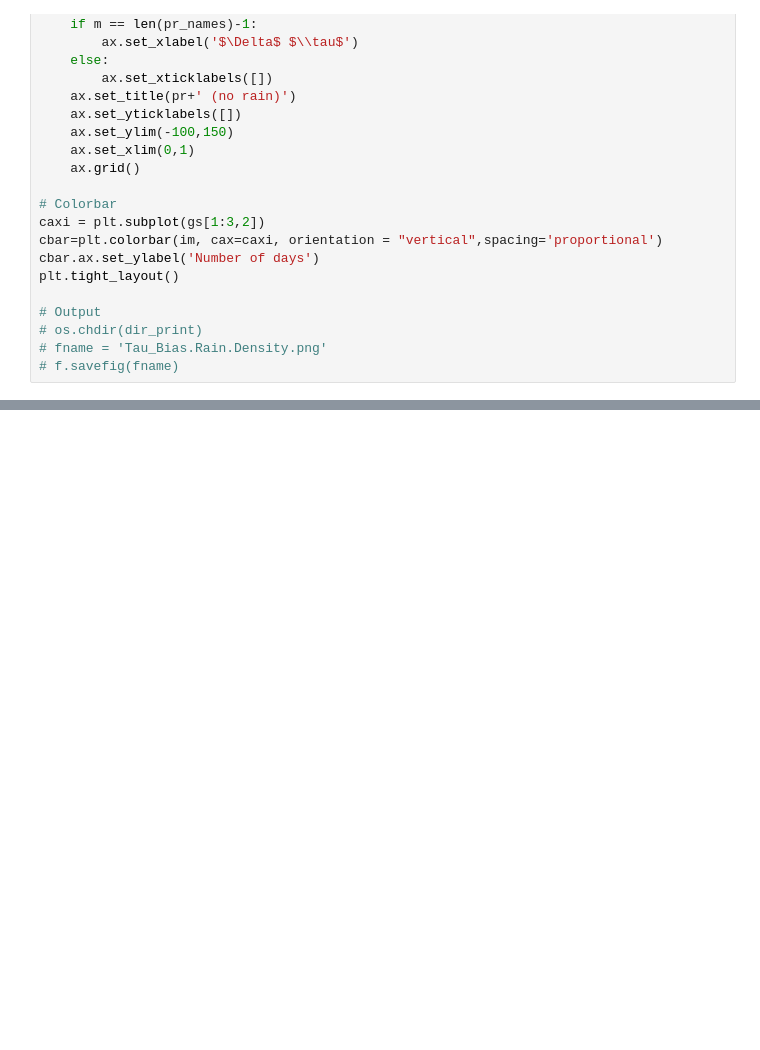
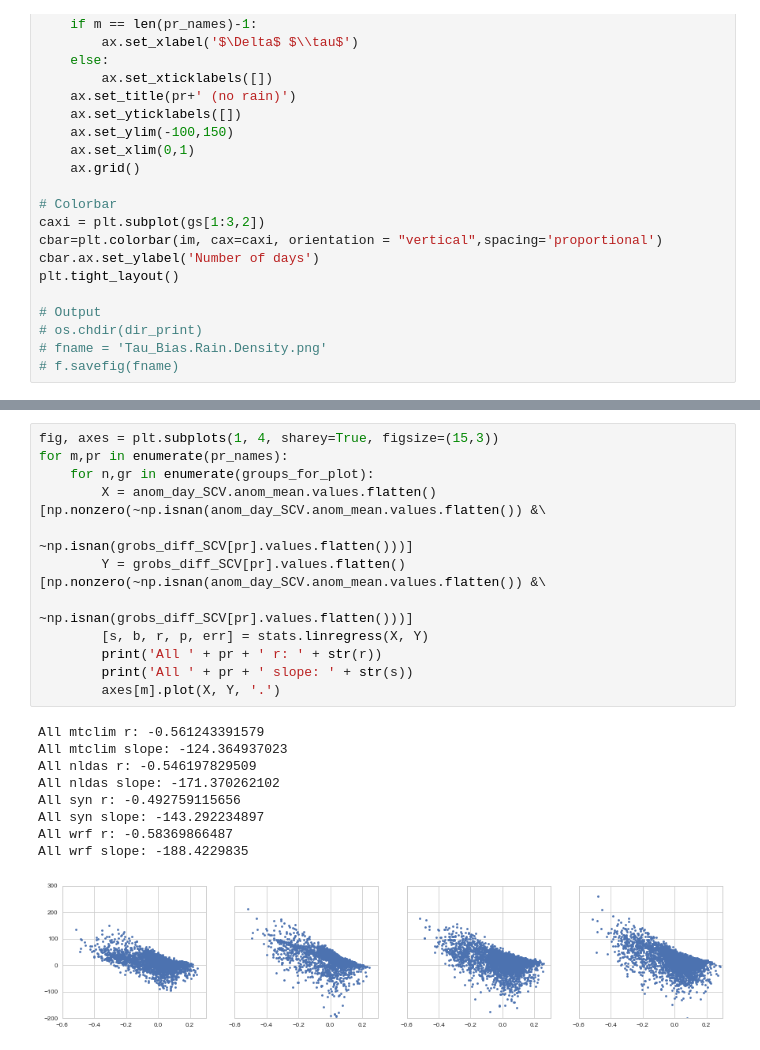
Before and after one commit to klapo/CalRad, a Jupyter notebook: CR.Screening.AOD_WV_Precip_Tau.ipynb, the cells around one changed output, grey strips where cells are left out. Drawn from its saved outputs; the diff is of its cells as text; blank space fills up the shorter version.

```diff
--- a/CR.Screening.AOD_WV_Precip_Tau.ipynb
+++ b/CR.Screening.AOD_WV_Precip_Tau.ipynb
@@ -809,0 +1042,22 @@ plt.tight_layout()
+# %%
+fig, axes = plt.subplots(1, 4, sharey=True, figsize=(15,3))
+for m,pr in enumerate(pr_names):
+    for n,gr in enumerate(groups_for_plot):
+        X = anom_day_SCV.anom_mean.values.flatten()[np.nonzero(~np.isnan(anom_day_SCV.anom_mean.values.flatten()) &\
+                                                               ~np.isnan(grobs_diff_SCV[pr].values.flatten()))]
+        Y = grobs_diff_SCV[pr].values.flatten()[np.nonzero(~np.isnan(anom_day_SCV.anom_mean.values.flatten()) &\
+                                                           ~np.isnan(grobs_diff_SCV[pr].values.flatten()))]
+        [s, b, r, p, err] = stats.linregress(X, Y)
+        print('All ' + pr + ' r: ' + str(r))
+        print('All ' + pr + ' slope: ' + str(s))
+        axes[m].plot(X, Y, '.')
+# %% [output]
+All mtclim r: -0.561243391579
+All mtclim slope: -124.364937023
+All nldas r: -0.546197829509
+All nldas slope: -171.370262102
+All syn r: -0.492759115656
+All syn slope: -143.292234897
+All wrf r: -0.58369866487
+All wrf slope: -188.4229835
+[figure, added]
```
Also changed, not shown: parts of 4 cells of this notebook, 1 other file.
